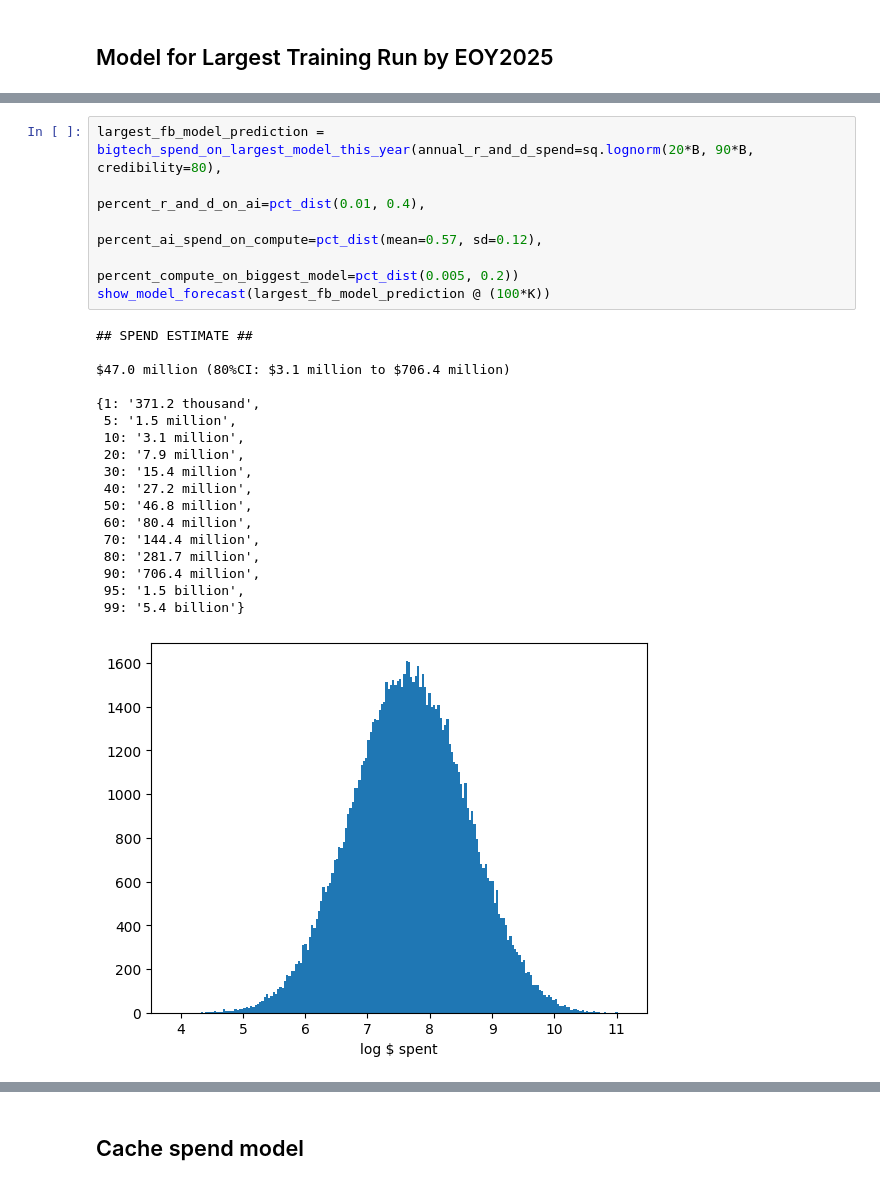
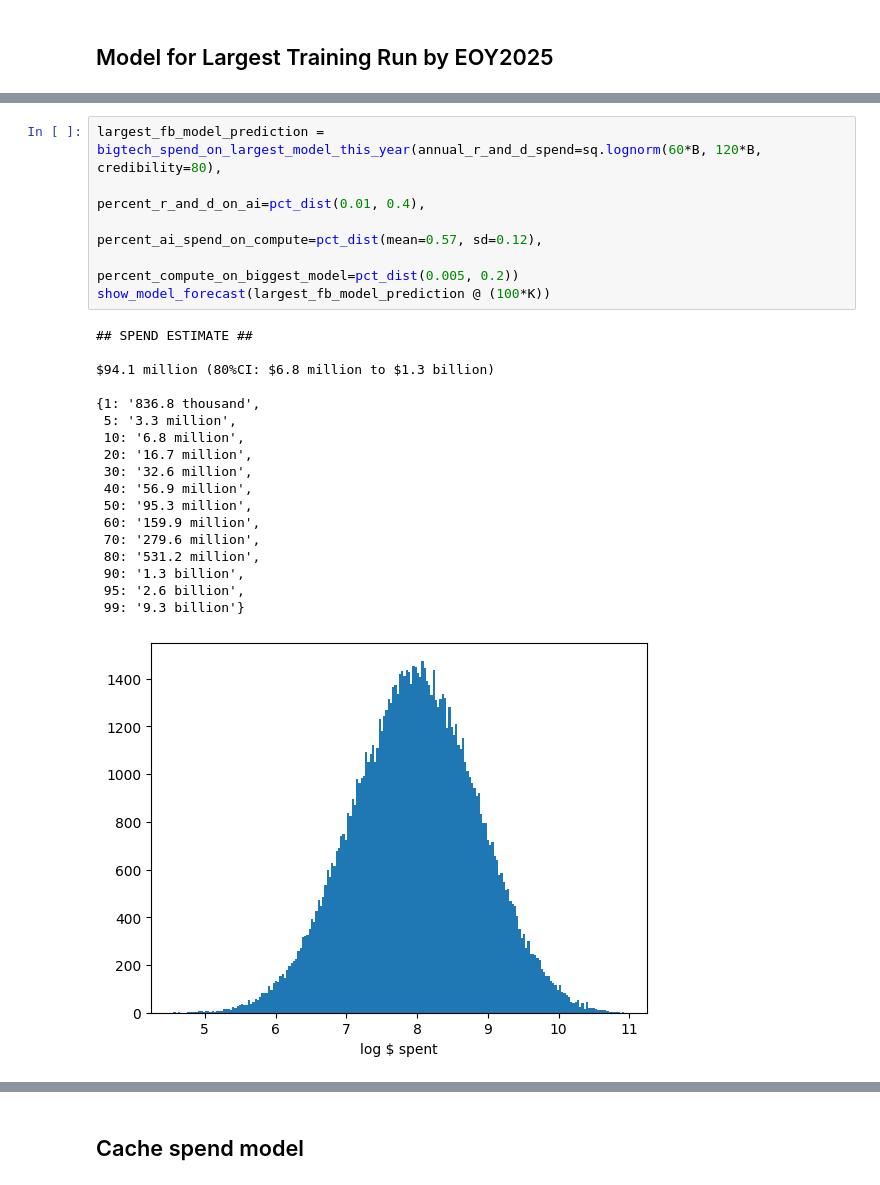
Before and after one commit to rethinkpriorities/future-assessment-model, a Jupyter notebook: (3A) Initial TAI Spend Model.ipynb, the cells around one changed output, grey strips where cells are left out. Drawn from its saved outputs; the diff is of its cells as text.

```diff
--- a/(3A) Initial TAI Spend Model.ipynb
+++ b/(3A) Initial TAI Spend Model.ipynb
@@ -373,27 +373,27 @@ $26.9 million (80%CI: $2.6 million to $305.6 million)
 # %%
-largest_fb_model_prediction = bigtech_spend_on_largest_model_this_year(annual_r_and_d_spend=sq.lognorm(20*B, 90*B, credibility=80),
+largest_fb_model_prediction = bigtech_spend_on_largest_model_this_year(annual_r_and_d_spend=sq.lognorm(60*B, 120*B, credibility=80),
                                                                        percent_r_and_d_on_ai=pct_dist(0.01, 0.4),
                                                                        percent_ai_spend_on_compute=pct_dist(mean=0.57, sd=0.12),
                                                                        percent_compute_on_biggest_model=pct_dist(0.005, 0.2))
 show_model_forecast(largest_fb_model_prediction @ (100*K))
 # %% [output]
 ## SPEND ESTIMATE ##
 
-$47.0 million (80%CI: $3.1 million to $706.4 million)
+$94.1 million (80%CI: $6.8 million to $1.3 billion)
 
-{1: '371.2 thousand',
- 5: '1.5 million',
- 10: '3.1 million',
- 20: '7.9 million',
- 30: '15.4 million',
- 40: '27.2 million',
- 50: '46.8 million',
- 60: '80.4 million',
- 70: '144.4 million',
- 80: '281.7 million',
- 90: '706.4 million',
- 95: '1.5 billion',
- 99: '5.4 billion'}
+{1: '836.8 thousand',
+ 5: '3.3 million',
+ 10: '6.8 million',
+ 20: '16.7 million',
+ 30: '32.6 million',
+ 40: '56.9 million',
+ 50: '95.3 million',
+ 60: '159.9 million',
+ 70: '279.6 million',
+ 80: '531.2 million',
+ 90: '1.3 billion',
+ 95: '2.6 billion',
+ 99: '9.3 billion'}
-[figure, old version]
+[figure, new version]
 ## FLOP ESTIMATE ##
 
```
Also changed, not shown: parts of 22 cells of this notebook.
